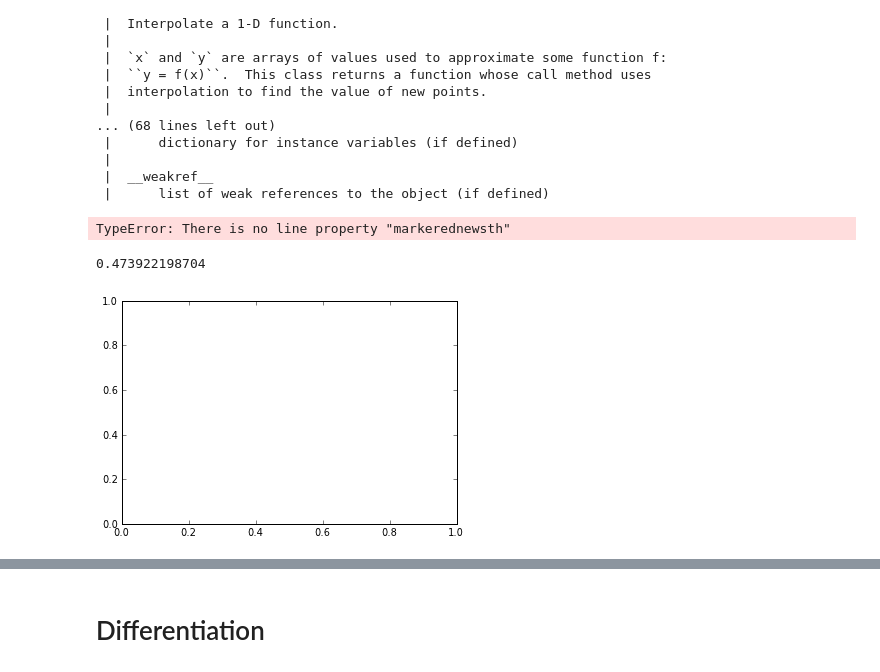
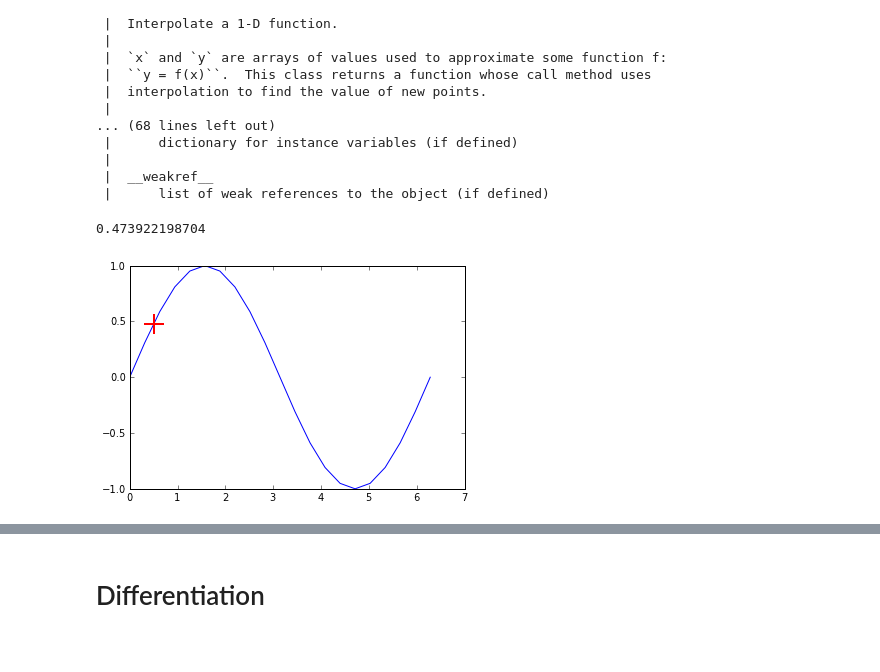
Before and after one commit to dgelfer/PHYS20213, a Jupyter notebook: Week4/April_25_notes.ipynb, the cells around one changed output, grey strips where cells are left out. Drawn from its saved outputs; the diff is of its cells as text; code cells hidden in the pictures.

```diff
--- a/Week4/April_25_notes.ipynb
+++ b/Week4/April_25_notes.ipynb
@@ -74,11 +99,10 @@ class interp1d(__builtin__.object)
 # %%
 sinInterp = interp1d(theta, sin(theta))
 newSin = sinInterp(newTheta)
 print newSin
-plot(theta, sin(theta), newTheta, newSin, 'r+', markersize=20, markerednewsth=2)
+plot(theta, sin(theta), newTheta, newSin, 'r+', markersize=20, markeredgewidth=2)
 show()
 # %% [output]
-TypeError: There is no line property "markerednewsth"
+0.473922198704
-0.473922198704
-[figure, old version]
+[figure, new version]
 # %%
```
Also changed, not shown: parts of 8 cells of this notebook, 1 other file.
